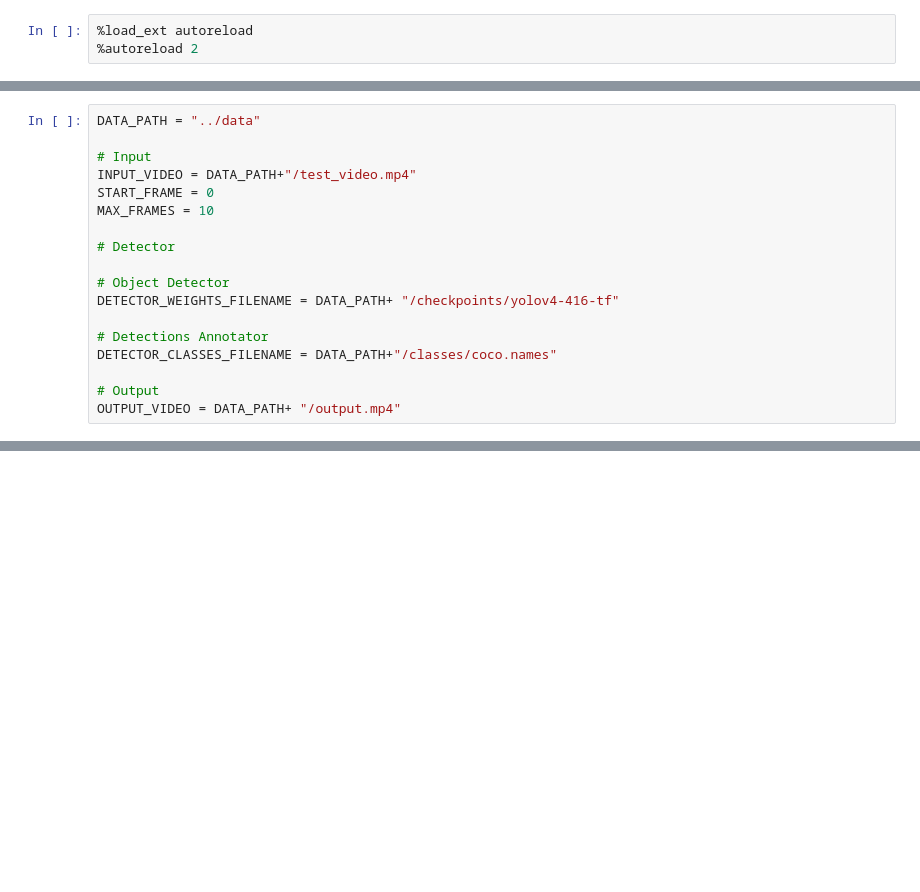
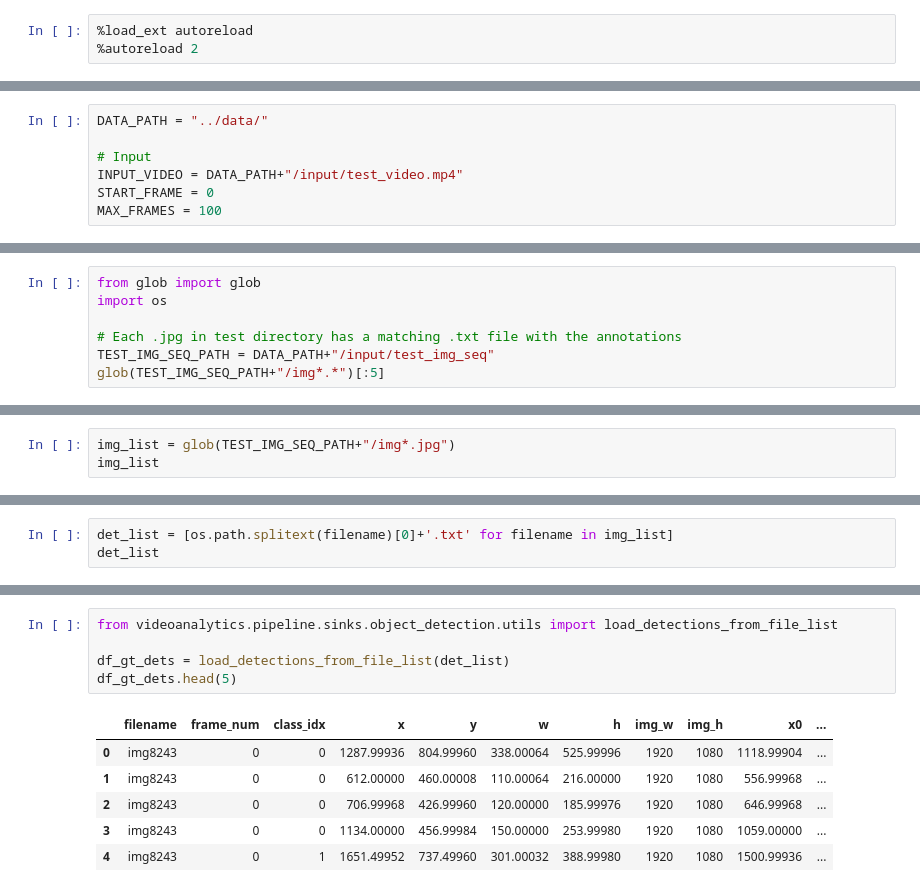
Before and after one commit to nhorro/videoanalytics, a Jupyter notebook: examples/notebooks/Object detection.ipynb, the cells around one changed output, grey strips where cells are left out. Drawn from its saved outputs; the diff is of its cells as text; blank space fills up the shorter version.

Commit message:
Object detection evaluation, refactoring

```diff
--- a/examples/notebooks/Object detection.ipynb
+++ b/examples/notebooks/Object detection.ipynb
@@ -17,18 +27,7 @@ from videoanalytics.pipeline.sinks.object_detection.yolo4 import YOLOv4DetectorT
 # %%
-DATA_PATH = "../data"
+DATA_PATH = "../data/"
 
 # Input
-INPUT_VIDEO = DATA_PATH+"/test_video.mp4"
+INPUT_VIDEO = DATA_PATH+"/input/test_video.mp4"
 START_FRAME = 0
-MAX_FRAMES = 10
-
-# Detector
-
-# Object Detector
-DETECTOR_WEIGHTS_FILENAME = DATA_PATH+ "/checkpoints/yolov4-416-tf"
-
-# Detections Annotator
-DETECTOR_CLASSES_FILENAME = DATA_PATH+"/classes/coco.names"
-
-# Output
-OUTPUT_VIDEO = DATA_PATH+ "/output.mp4"
+MAX_FRAMES = 100
@@ -83,0 +206,7 @@ metrics_df
+# %%
+from glob import glob
+import os
+
+# Each .jpg in test directory has a matching .txt file with the annotations
+TEST_IMG_SEQ_PATH = DATA_PATH+"/input/test_img_seq"
+glob(TEST_IMG_SEQ_PATH+"/img*.*")[:5]
@@ -83,0 +219,3 @@ metrics_df
+# %%
+img_list = glob(TEST_IMG_SEQ_PATH+"/img*.jpg")
+img_list
@@ -83,0 +304,3 @@ metrics_df
+# %%
+det_list = [os.path.splitext(filename)[0]+'.txt' for filename in img_list]
+det_list
@@ -83,0 +327,12 @@ metrics_df
+# %%
+from videoanalytics.pipeline.sinks.object_detection.utils import load_detections_from_file_list
+
+df_gt_dets = load_detections_from_file_list(det_list)
+df_gt_dets.head(5)
+# %% [output]
+|  | filename | frame_num | class_idx | x | y | w | h | img_w | img_h | x0 | ... |
+| 0 | img8243 | 0 | 0 | 1287.99936 | 804.99960 | 338.00064 | 525.99996 | 1920 | 1080 | 1118.99904 | ... |
+| 1 | img8243 | 0 | 0 | 612.00000 | 460.00008 | 110.00064 | 216.00000 | 1920 | 1080 | 556.99968 | ... |
+| 2 | img8243 | 0 | 0 | 706.99968 | 426.99960 | 120.00000 | 185.99976 | 1920 | 1080 | 646.99968 | ... |
+| 3 | img8243 | 0 | 0 | 1134.00000 | 456.99984 | 150.00000 | 253.99980 | 1920 | 1080 | 1059.00000 | ... |
+| 4 | img8243 | 0 | 1 | 1651.49952 | 737.49960 | 301.00032 | 388.99980 | 1920 | 1080 | 1500.99936 | ... |
```
Also changed, not shown: parts of 63 cells of this notebook, 10 other files.
